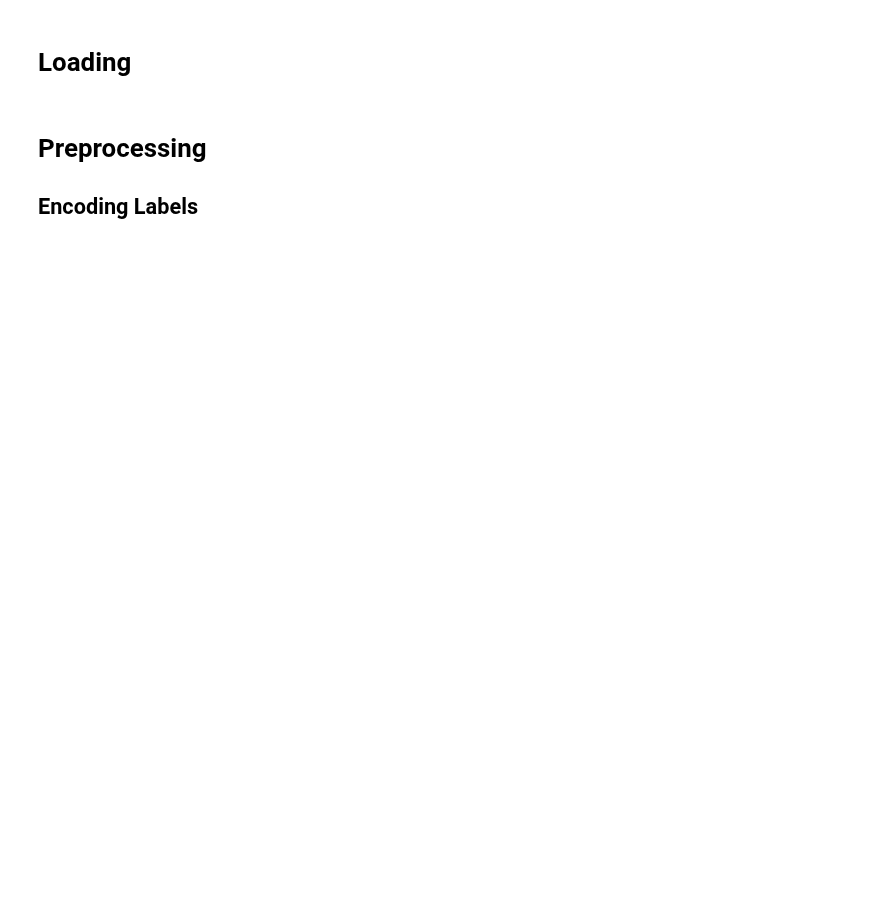
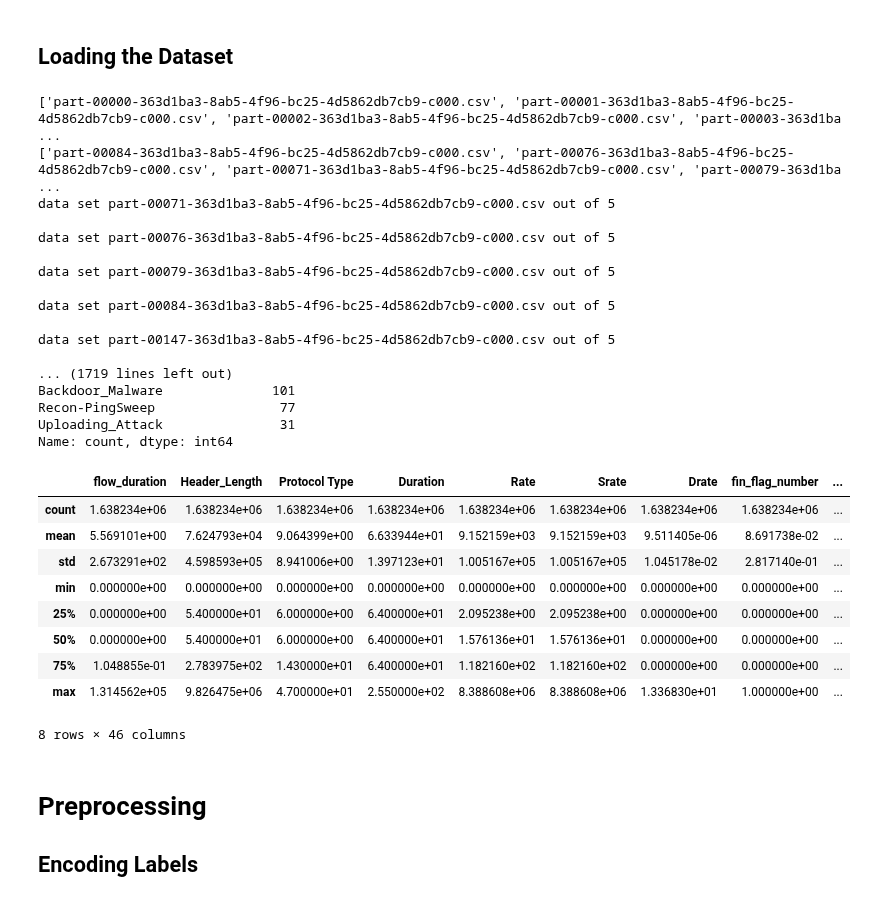
Before and after one commit to Keko787/Generating-a-Balanced-IoT-Cyber-Attack-Dataset-with-GAN-COIL-Collaboration-, a Jupyter notebook: classical_sampling_techniques/oversampling/smote.ipynb, the cells around one changed output. Drawn from its saved outputs; the diff is of its cells as text; code cells hidden in the pictures; blank space fills up the shorter version.

```diff
--- a/classical_sampling_techniques/oversampling/smote.ipynb
+++ b/classical_sampling_techniques/oversampling/smote.ipynb
@@ -10,7 +32,7 @@ from sklearn.preprocessing import StandardScaler, LabelEncoder
 from sklearn.utils import shuffle
 from tqdm import tqdm
 # %% [markdown]
-# Loading
+## Loading the Dataset
 # %%
 DATASET_DIRECTORY = '../../dataset/'  # If your dataset is within your python project directory, change this to the relative path to your dataset
 csv_filepaths = [filename for filename in os.listdir(DATASET_DIRECTORY) if filename.endswith('.csv')]
@@ -18,7 +40,7 @@ csv_filepaths = [filename for filename in os.listdir(DATASET_DIRECTORY) if filen
 print(csv_filepaths)
 
 # If there are more than X CSV files, randomly select X files from the list
-sample_size = 1
+sample_size = 5
 
 if len(csv_filepaths) > sample_size:
     csv_filepaths = random.sample(csv_filepaths, sample_size)
@@ -28,17 +50,6 @@ csv_filepaths.sort()
 
 # list of csv files used
 data_sets = csv_filepaths
-
-num_cols = [
-    'flow_duration', 'Header_Length', 'Duration', 'Rate', 'Srate', 'ack_count', 'syn_count',
-    'fin_count', 'urg_count', 'rst_count', 'Tot sum', 'Min', 'Max', 'AVG', 'Std', 'Tot size',
-    'IAT', 'Number', 'Magnitue', 'Radius', 'Covariance', 'Variance', 'Weight'
-]
-cat_cols = [
-    'Protocol Type', 'Drate', 'fin_flag_number', 'syn_flag_number', 'rst_flag_number',
-    'psh_flag_number', 'ack_flag_number', 'ece_flag_number', 'cwr_flag_number', 'HTTP', 'HTTPS',
-    'DNS', 'Telnet', 'SMTP', 'SSH', 'IRC', 'TCP', 'UDP', 'DHCP', 'ARP', 'ICMP', 'IPv', 'LLC'
-]
 
 full_data = pd.DataFrame()
 for data_set in data_sets:
@@ -46,33 +57,61 @@ for data_set in data_sets:
     data_path = os.path.join(DATASET_DIRECTORY, data_set)
     df = pd.read_csv(data_path)
     full_data = pd.concat([full_data, df])
 
 # prints an instance of each class
 print("Before encoding:")
 unique_labels = full_data['label'].unique()
 for label in unique_labels:
     print(f"First instance of {label}:")
     print(full_data[full_data['label'] == label].iloc[0])
 
 # Shuffle data
 full_data = shuffle(full_data, random_state=1)
 
 # prove if the data is loaded properly
 print("Real data:")
 print(full_data[:2])
 print(full_data.shape)
 
 # Assuming 'label' is the column name for the labels in the DataFrame `synth_data`
 unique_labels = full_data['label'].nunique()
 
 # Print the number of unique labels
 print(f"There are {unique_labels} unique labels in the dataset.")
 
 class_counts = full_data['label'].value_counts()
 print(class_counts)
 
 # Display the first few entries to verify the changes
 full_data.describe()
+# %% [output]
+['part-00000-363d1ba3-8ab5-4f96-bc25-4d5862db7cb9-c000.csv', 'part-00001-363d1ba3-8ab5-4f96-bc25-4d5862db7cb9-c000.csv', 'part-00002-363d1ba3-8ab5-4f96-bc25-4d5862db7cb9-c000.csv', 'part-00003-363d1ba ...
+['part-00084-363d1ba3-8ab5-4f96-bc25-4d5862db7cb9-c000.csv', 'part-00076-363d1ba3-8ab5-4f96-bc25-4d5862db7cb9-c000.csv', 'part-00071-363d1ba3-8ab5-4f96-bc25-4d5862db7cb9-c000.csv', 'part-00079-363d1ba ...
+data set part-00071-363d1ba3-8ab5-4f96-bc25-4d5862db7cb9-c000.csv out of 5
+
+data set part-00076-363d1ba3-8ab5-4f96-bc25-4d5862db7cb9-c000.csv out of 5
+
+data set part-00079-363d1ba3-8ab5-4f96-bc25-4d5862db7cb9-c000.csv out of 5
+
+data set part-00084-363d1ba3-8ab5-4f96-bc25-4d5862db7cb9-c000.csv out of 5
+
+data set part-00147-363d1ba3-8ab5-4f96-bc25-4d5862db7cb9-c000.csv out of 5
+
+... (1719 lines left out)
+Backdoor_Malware              101
+Recon-PingSweep                77
+Uploading_Attack               31
+Name: count, dtype: int64
+|  | flow_duration | Header_Length | Protocol Type | Duration | Rate | Srate | Drate | fin_flag_number | ... |
+| count | 1.638234e+06 | 1.638234e+06 | 1.638234e+06 | 1.638234e+06 | 1.638234e+06 | 1.638234e+06 | 1.638234e+06 | 1.638234e+06 | ... |
+| mean | 5.569101e+00 | 7.624793e+04 | 9.064399e+00 | 6.633944e+01 | 9.152159e+03 | 9.152159e+03 | 9.511405e-06 | 8.691738e-02 | ... |
+| std | 2.673291e+02 | 4.598593e+05 | 8.941006e+00 | 1.397123e+01 | 1.005167e+05 | 1.005167e+05 | 1.045178e-02 | 2.817140e-01 | ... |
+| min | 0.000000e+00 | 0.000000e+00 | 0.000000e+00 | 0.000000e+00 | 0.000000e+00 | 0.000000e+00 | 0.000000e+00 | 0.000000e+00 | ... |
+| 25% | 0.000000e+00 | 5.400000e+01 | 6.000000e+00 | 6.400000e+01 | 2.095238e+00 | 2.095238e+00 | 0.000000e+00 | 0.000000e+00 | ... |
+| 50% | 0.000000e+00 | 5.400000e+01 | 6.000000e+00 | 6.400000e+01 | 1.576136e+01 | 1.576136e+01 | 0.000000e+00 | 0.000000e+00 | ... |
+| 75% | 1.048855e-01 | 2.783975e+02 | 1.430000e+01 | 6.400000e+01 | 1.182160e+02 | 1.182160e+02 | 0.000000e+00 | 0.000000e+00 | ... |
+| max | 1.314562e+05 | 9.826475e+06 | 4.700000e+01 | 2.550000e+02 | 8.388608e+06 | 8.388608e+06 | 1.336830e+01 | 1.000000e+00 | ... |
+8 rows × 46 columns
 # %% [markdown]
 # Preprocessing
 ## Encoding Labels
```
Also changed, not shown: parts of 31 cells of this notebook.
